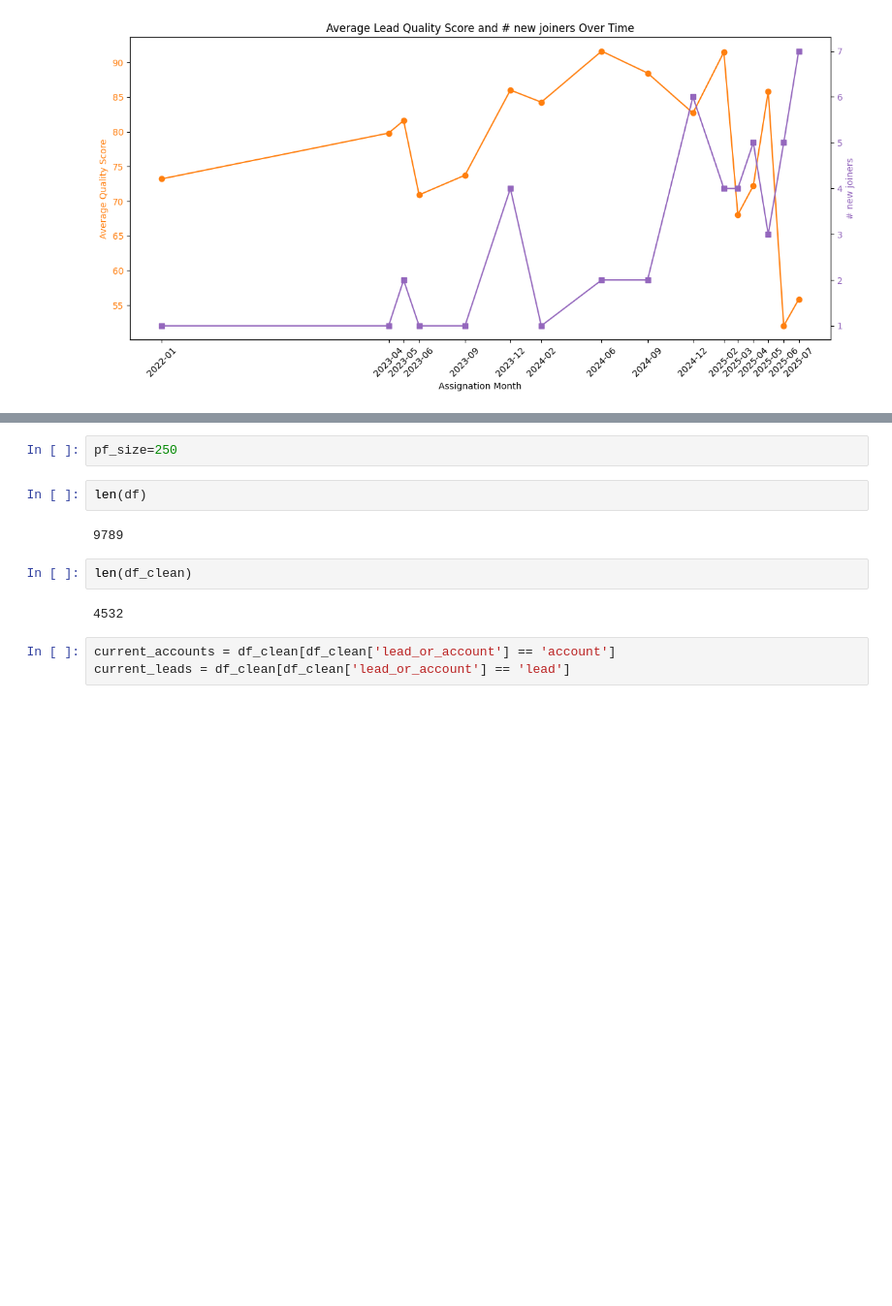
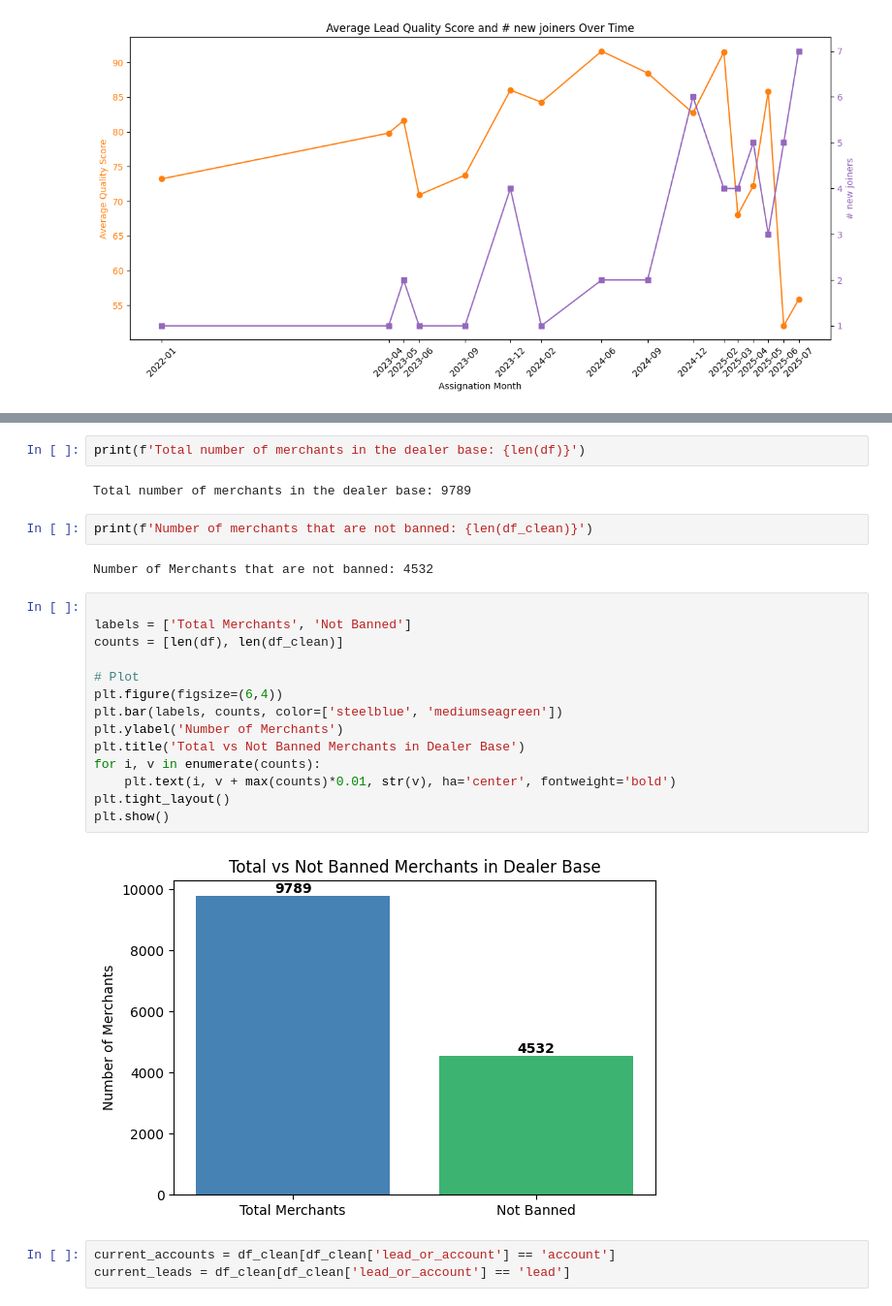
Before and after one commit to Aakame/HoudaB.github.io, a Jupyter notebook: Accounts_Quality_Assessment.ipynb, the cells around one changed output, grey strips where cells are left out. Shown at 97% size. Cells and saved outputs as stored; diff of their text form; blank space fills up the shorter version.

```diff
--- a/Accounts_Quality_Assessment.ipynb
+++ b/Accounts_Quality_Assessment.ipynb
@@ -493,13 +636,27 @@ df_clean = df[df['banned_date'].isna()].copy()
-# %%
-pf_size=250
-# %%
-len(df)
-# %% [output]
-9789
-# %%
-len(df_clean)
-# %% [output]
-4532
+# %%
+print(f'Total number of merchants in the dealer base: {len(df)}')
+# %% [output]
+Total number of merchants in the dealer base: 9789
+# %%
+print(f'Number of merchants that are not banned: {len(df_clean)}')
+# %% [output]
+Number of Merchants that are not banned: 4532
+# %%
+
+labels = ['Total Merchants', 'Not Banned']
+counts = [len(df), len(df_clean)]
+
+# Plot
+plt.figure(figsize=(6,4))
+plt.bar(labels, counts, color=['steelblue', 'mediumseagreen'])
+plt.ylabel('Number of Merchants')
+plt.title('Total vs Not Banned Merchants in Dealer Base')
+for i, v in enumerate(counts):
+    plt.text(i, v + max(counts)*0.01, str(v), ha='center', fontweight='bold')
+plt.tight_layout()
+plt.show()
+# %% [output]
+[figure, added]
 # %%
 current_accounts = df_clean[df_clean['lead_or_account'] == 'account']
 current_leads = df_clean[df_clean['lead_or_account'] == 'lead']
```
Also changed, not shown: parts of 47 cells of this notebook.
